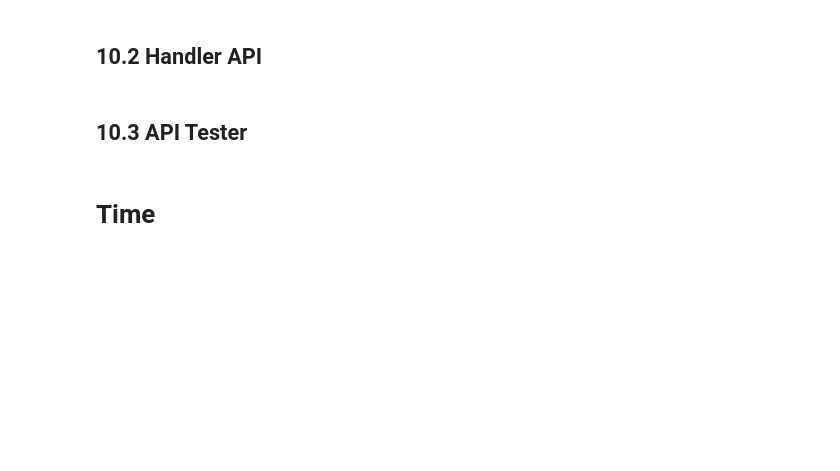
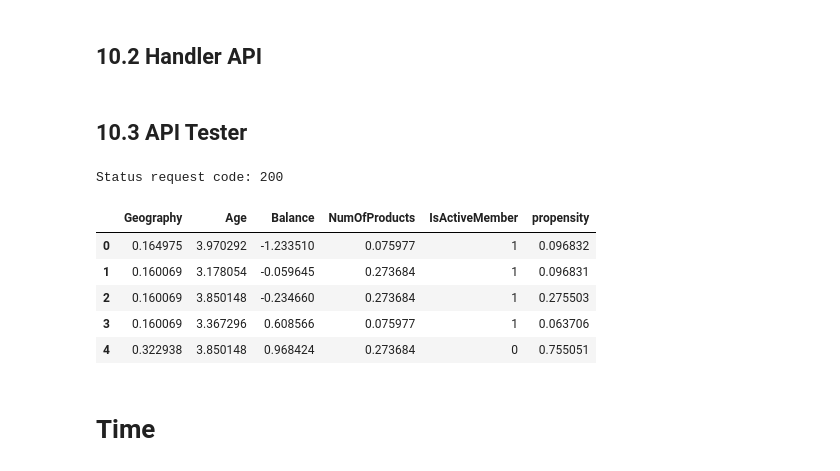
Before and after one commit to Samoelmoura/bank_churn_predict, a Jupyter notebook: notebooks/final_project.ipynb, the cells around one changed output. Cells and saved outputs as stored; diff of their text form; code cells hidden in the pictures; blank space fills up the shorter version.

```diff
--- a/notebooks/final_project.ipynb
+++ b/notebooks/final_project.ipynb
@@ -1403,18 +1407,27 @@ pickle.dump(xgb_model, open('D:\\My Drive\\pessoal\\projetos\\bank_churn_predict
 # %% [markdown]
 ## 10.3 API Tester
 # %%
-# test_raw_json = test_raw.to_json(orient='records')
+test_raw_json = test_raw.to_json(orient='records')
 
-# url = 'http://192.168.15.7:5000/predict'
-# headers = {'Content-type':'application/json'}
-# data = test_raw_json
+# url = 'http://192.168.15.4:5000/predict'
+url = 'https://api-top-bank.herokuapp.com/predict'
+headers = {'Content-type':'application/json'}
+data = test_raw_json
 
-# df10_json = requests.post(url=url, headers=headers, data=data)
+df10_json = requests.post(url=url, headers=headers, data=data)
 
-# print(f'Status request code: {df10_json.status_code}')
+print(f'Status request code: {df10_json.status_code}')
 
-# df = pd.DataFrame(df10_json.json(), columns=df10_json.json()[0].keys())
-# df.head()
+df = pd.DataFrame(df10_json.json(), columns=df10_json.json()[0].keys())
+df.head()
+# %% [output]
+Status request code: 200
+|  | Geography | Age | Balance | NumOfProducts | IsActiveMember | propensity |
+| 0 | 0.164975 | 3.970292 | -1.233510 | 0.075977 | 1 | 0.096832 |
+| 1 | 0.160069 | 3.178054 | -0.059645 | 0.273684 | 1 | 0.096831 |
+| 2 | 0.160069 | 3.850148 | -0.234660 | 0.273684 | 1 | 0.275503 |
+| 3 | 0.160069 | 3.367296 | 0.608566 | 0.075977 | 1 | 0.063706 |
+| 4 | 0.322938 | 3.850148 | 0.968424 | 0.273684 | 0 | 0.755051 |
 # %% [markdown]
 # Time
 # %%
```
Also changed, not shown: parts of 20 cells of this notebook.
